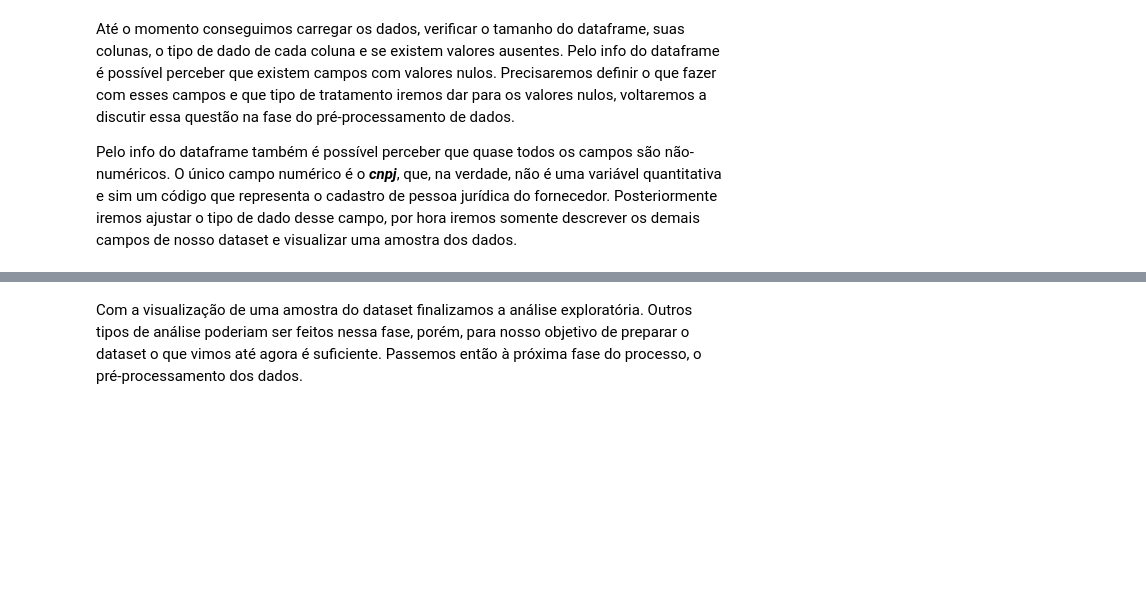
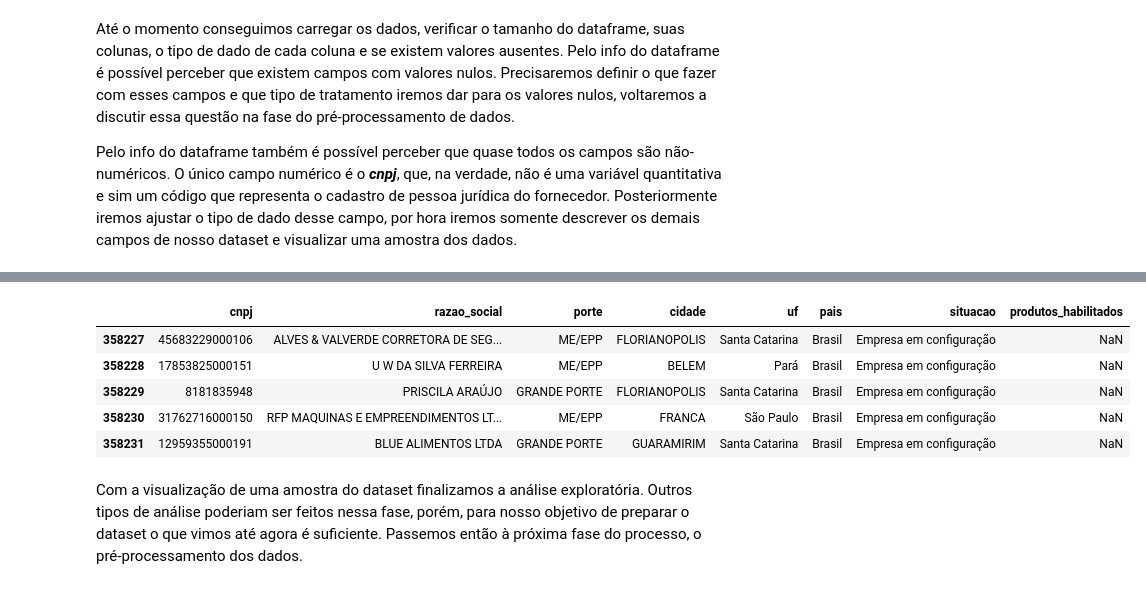
Before and after one commit to mauriciovll/DA1_2023_Contratos-SC, a Jupyter notebook: JPNB1_Fornecedores.ipynb, the cells around one changed output, grey strips where cells are left out. Saved outputs shown, nothing was run; the diff lists cells and outputs as text; code cells hidden in the pictures; blank space fills up the shorter version.

```diff
--- a/JPNB1_Fornecedores.ipynb
+++ b/JPNB1_Fornecedores.ipynb
@@ -64,5 +102,12 @@ df.describe(include=object)
 # %%
-df.head()
+df.tail()
+# %% [output]
+|  | cnpj | razao_social | porte | cidade | uf | pais | situacao | produtos_habilitados |
+| 358227 | 45683229000106 | ALVES & VALVERDE CORRETORA DE SEG... | ME/EPP | FLORIANOPOLIS | Santa Catarina | Brasil | Empresa em configuração | NaN |
+| 358228 | 17853825000151 | U W DA SILVA FERREIRA | ME/EPP | BELEM | Pará | Brasil | Empresa em configuração | NaN |
+| 358229 | 8181835948 | PRISCILA ARAÚJO | GRANDE PORTE | FLORIANOPOLIS | Santa Catarina | Brasil | Empresa em configuração | NaN |
+| 358230 | 31762716000150 | RFP MAQUINAS E EMPREENDIMENTOS LT... | ME/EPP | FRANCA | São Paulo | Brasil | Empresa em configuração | NaN |
+| 358231 | 12959355000191 | BLUE ALIMENTOS LTDA | GRANDE PORTE | GUARAMIRIM | Santa Catarina | Brasil | Empresa em configuração | NaN |
 # %% [markdown]
 Com a visualização de uma amostra do dataset finalizamos a análise exploratória. Outros tipos de análise poderiam ser feitos nessa fase, porém, para nosso objetivo de preparar o dataset o que vimos até agora é suficiente. Passemos então à próxima fase do processo, o pré-processamento dos dados.
 # %% [markdown]
```
Also changed, not shown: parts of 20 cells of this notebook, 22 other files.
